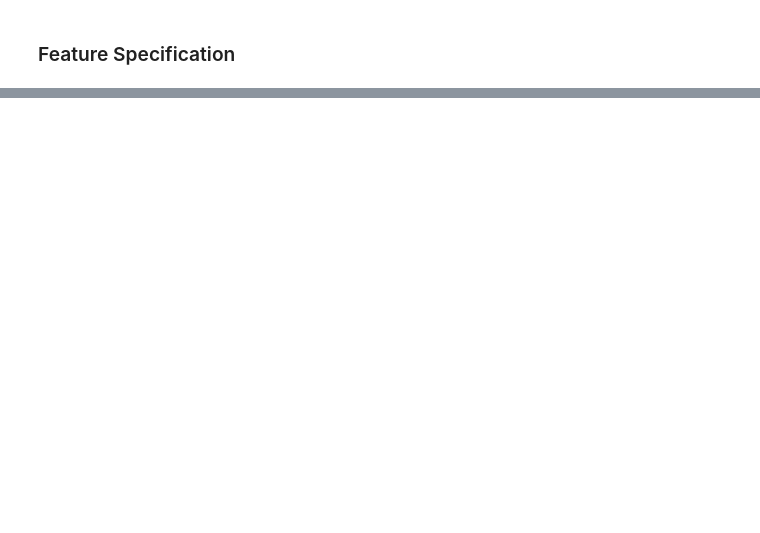
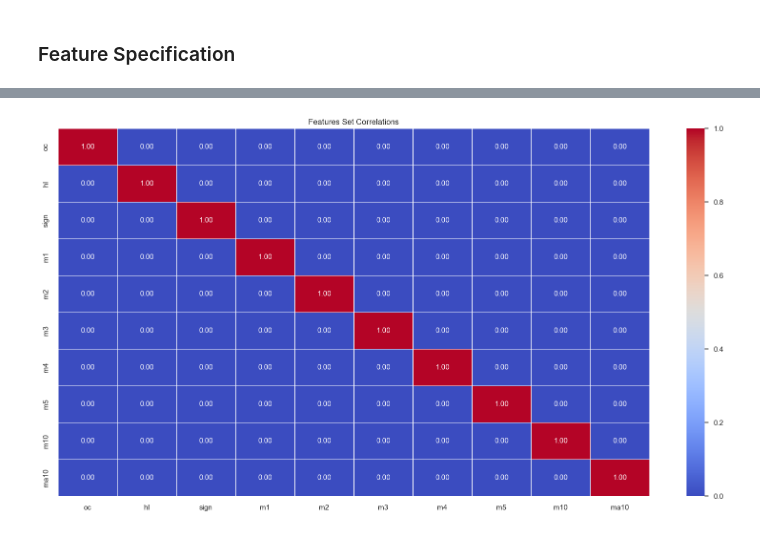
Before and after one commit to fbristotti/cqf, a Jupyter notebook: exam3/exam3.ipynb, the cells around one changed output, grey strips where cells are left out. Cells and saved outputs as stored; diff of their text form; code cells hidden in the pictures; blank space fills up the shorter version.

```diff
--- a/exam3/exam3.ipynb
+++ b/exam3/exam3.ipynb
@@ -57,0 +139,18 @@ Name: close, Length: 1240, dtype: float64
+# %%
+to_drop = ['m6', 'm7', 'm8', 'm9', 'ewma']
+df_featured.drop(to_drop, axis=1, inplace=True)
+# %%
+# remove features that are highly correlated
+sns.set(rc={'figure.figsize': (20, 10)})
+
+sns.heatmap(df_featured.drop(['open', 'high', 'low', 'close'], axis=1).corr()>0.9,
+            annot=True,
+            annot_kws={"size": 11},
+            fmt=".2f",
+            linewidth=.5,
+            cmap="coolwarm",
+            cbar=True); #cmap="crest", virids, magma
+
+plt.title('Features Set Correlations');
+# %% [output]
+[figure, added]
```
Also changed, not shown: parts of 31 cells of this notebook, 3 other files.
